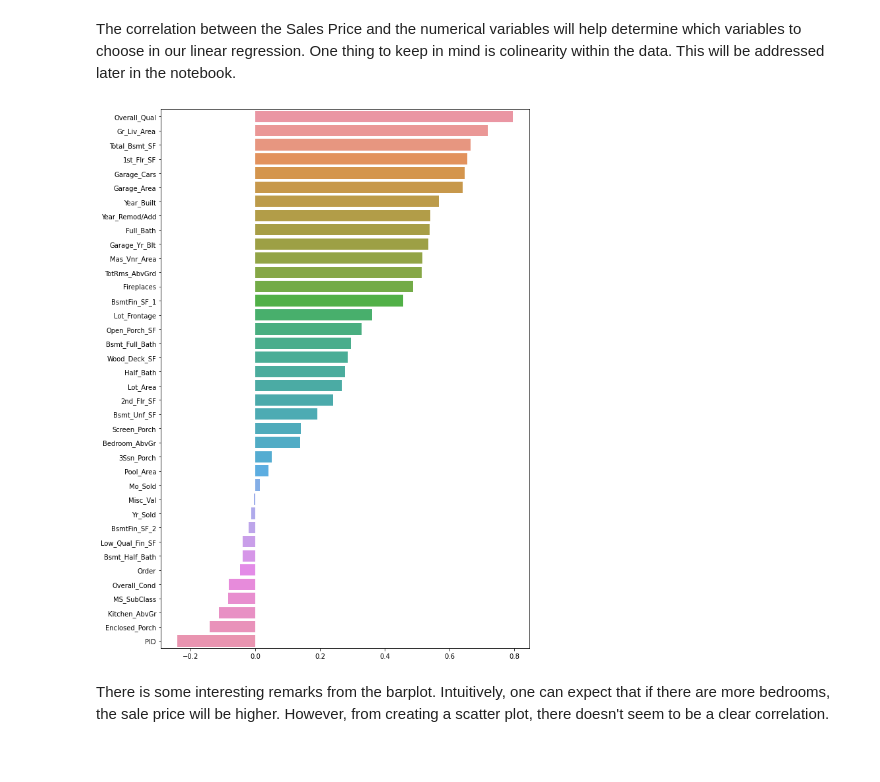
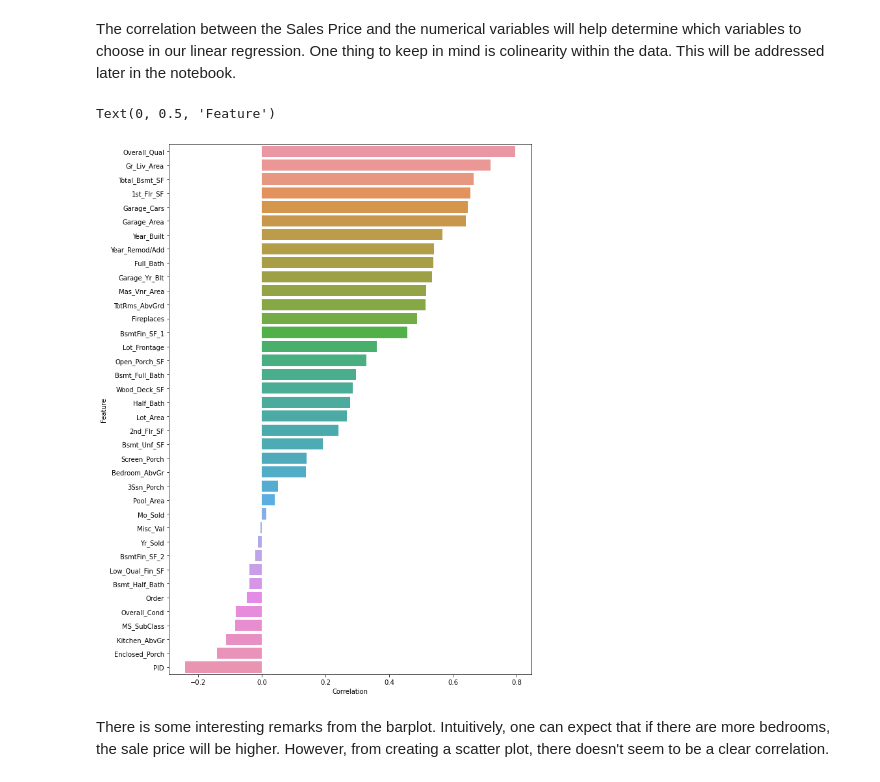
Before and after one commit to benchang123/Ames-Housing, a Jupyter notebook: Ames Housing Writeup.ipynb, the cells around one changed output. Drawn from its saved outputs; the diff is of its cells as text; code cells hidden in the pictures.

```diff
--- a/Ames Housing Writeup.ipynb
+++ b/Ames Housing Writeup.ipynb
@@ -96,12 +94,15 @@ The correlation between the Sales Price and the numerical variables will help de
 # %%
 num_cols = training_data.dtypes[(training_data.dtypes == 'int64') | (training_data.dtypes == 'float64')].index
 corr_df = training_data.loc[:,num_cols].corr()
 
 sale_price_corr = corr_df['SalePrice'].drop('SalePrice',axis=0).sort_values(ascending=False)
 ax = plt.subplots(figsize=(10,15))
 ax = sns.barplot(y=sale_price_corr.keys(),x=sale_price_corr.values)
+plt.xlabel("Correlation")
+plt.ylabel("Feature")
 # %% [output]
+Text(0, 0.5, 'Feature')
-[figure, old version]
+[figure, new version]
 # %% [markdown]
 There is some interesting remarks from the barplot. Intuitively, one can expect that if there are more bedrooms, the sale price will be higher. However, from creating a scatter plot, there doesn't seem to be a clear correlation.
 # %%
```
Also changed, not shown: parts of 26 cells of this notebook.
